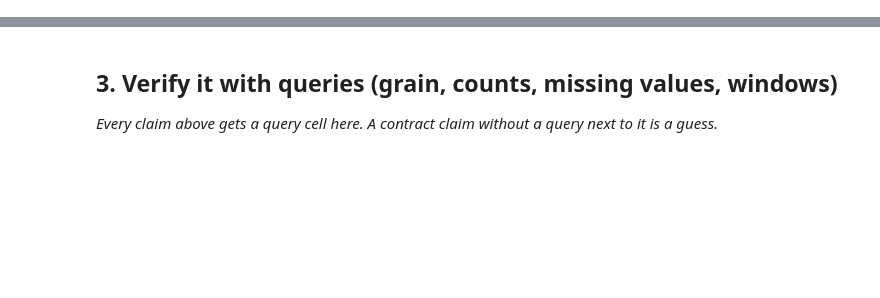
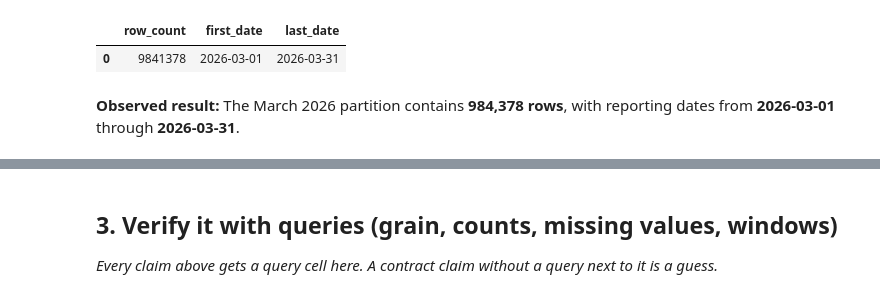
Before and after one commit to minamalak123/FlyRankIntern, a Jupyter notebook: work/notebooks/w03_data_contract.ipynb, the cells around one changed output, grey strips where cells are left out. Saved outputs shown, nothing was run; the diff lists cells and outputs as text; code cells hidden in the pictures; blank space fills up the shorter version.

```diff
--- a/work/notebooks/w03_data_contract.ipynb
+++ b/work/notebooks/w03_data_contract.ipynb
@@ -22,0 +193,13 @@ This skeleton is yours to fill. Work the sections **in order** — each one has
+# %%
+con.execute(f"""
+SELECT
+    COUNT(*) AS row_count,
+    MIN(report_date) AS first_date,
+    MAX(report_date) AS last_date
+FROM read_parquet('{march_file}')
+""").fetchdf()
+# %% [output]
+|  | row_count | first_date | last_date |
+| 0 | 9841378 | 2026-03-01 | 2026-03-31 |
+# %% [markdown]
+**Observed result:** The March 2026 partition contains **984,378 rows**, with reporting dates from **2026-03-01** through **2026-03-31**.
```
Also changed, not shown: parts of 20 cells of this notebook.
